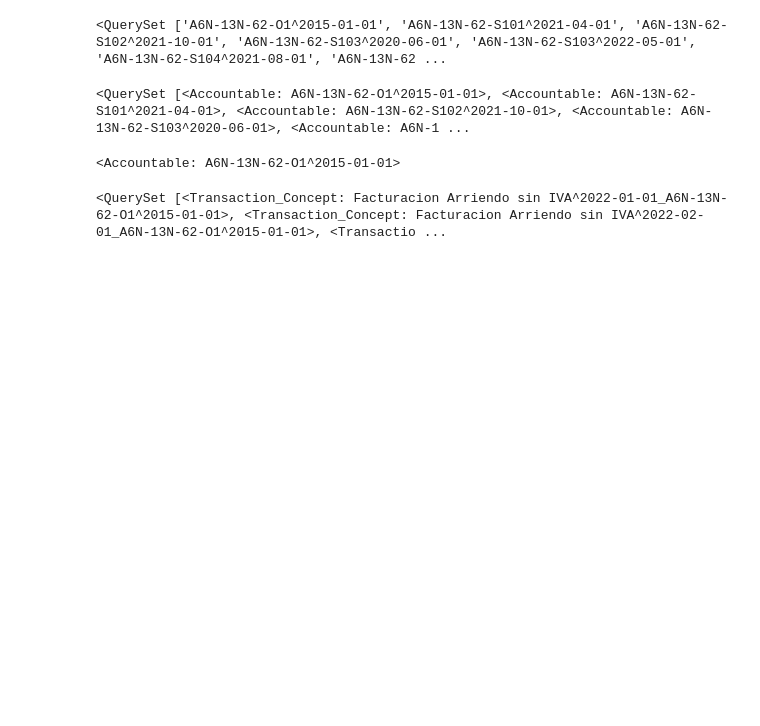
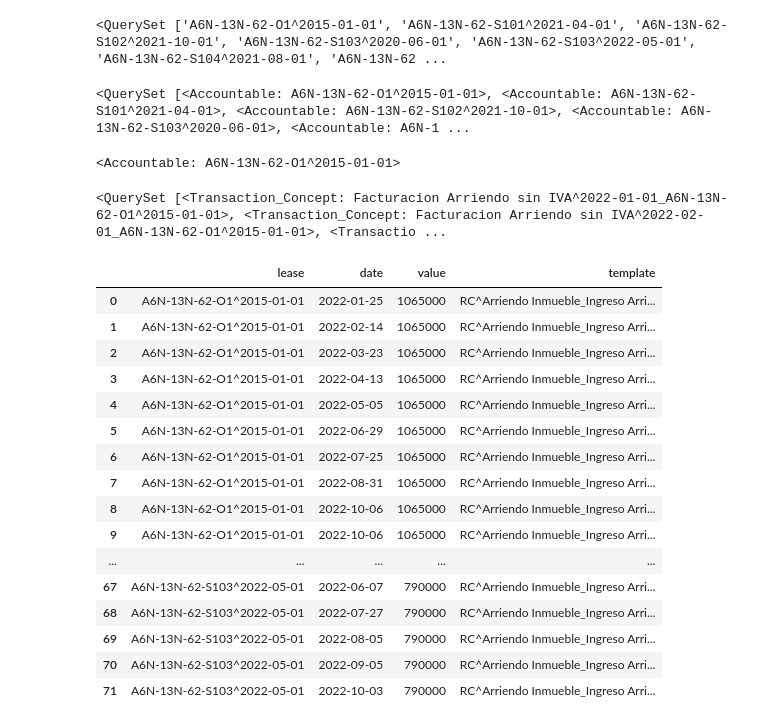
Before and after one commit to lcorkidi/adin_2022, a Jupyter notebook: scripts/Ledger_Template Use.ipynb, the cells around one changed output. Cells and saved outputs as stored; diff of their text form; code cells hidden in the pictures; blank space fills up the shorter version.

```diff
--- a/scripts/Ledger_Template Use.ipynb
+++ b/scripts/Ledger_Template Use.ipynb
@@ -47,3 +51,24 @@ acc
 acc.accountable_concept.all()
 # %% [output]
 <QuerySet [<Transaction_Concept: Facturacion Arriendo sin IVA^2022-01-01_A6N-13N-62-O1^2015-01-01>, <Transaction_Concept: Facturacion Arriendo sin IVA^2022-02-01_A6N-13N-62-O1^2015-01-01>, <Transactio ...
+# %%
+rc_data_df = pd.read_csv(join(BASE_DIR, f"_files/development/Receipts_Data.csv"), keep_default_na=False)
+rc_data_df
+# %% [output]
+|  | lease | date | value | template |
+| 0 | A6N-13N-62-O1^2015-01-01 | 2022-01-25 | 1065000 | RC^Arriendo Inmueble_Ingreso Arri... |
+| 1 | A6N-13N-62-O1^2015-01-01 | 2022-02-14 | 1065000 | RC^Arriendo Inmueble_Ingreso Arri... |
+| 2 | A6N-13N-62-O1^2015-01-01 | 2022-03-23 | 1065000 | RC^Arriendo Inmueble_Ingreso Arri... |
+| 3 | A6N-13N-62-O1^2015-01-01 | 2022-04-13 | 1065000 | RC^Arriendo Inmueble_Ingreso Arri... |
+| 4 | A6N-13N-62-O1^2015-01-01 | 2022-05-05 | 1065000 | RC^Arriendo Inmueble_Ingreso Arri... |
+| 5 | A6N-13N-62-O1^2015-01-01 | 2022-06-29 | 1065000 | RC^Arriendo Inmueble_Ingreso Arri... |
+| 6 | A6N-13N-62-O1^2015-01-01 | 2022-07-25 | 1065000 | RC^Arriendo Inmueble_Ingreso Arri... |
+| 7 | A6N-13N-62-O1^2015-01-01 | 2022-08-31 | 1065000 | RC^Arriendo Inmueble_Ingreso Arri... |
+| 8 | A6N-13N-62-O1^2015-01-01 | 2022-10-06 | 1065000 | RC^Arriendo Inmueble_Ingreso Arri... |
+| 9 | A6N-13N-62-O1^2015-01-01 | 2022-10-06 | 1065000 | RC^Arriendo Inmueble_Ingreso Arri... |
+| ... | ... | ... | ... | ... |
+| 67 | A6N-13N-62-S103^2022-05-01 | 2022-06-07 | 790000 | RC^Arriendo Inmueble_Ingreso Arri... |
+| 68 | A6N-13N-62-S103^2022-05-01 | 2022-07-27 | 790000 | RC^Arriendo Inmueble_Ingreso Arri... |
+| 69 | A6N-13N-62-S103^2022-05-01 | 2022-08-05 | 790000 | RC^Arriendo Inmueble_Ingreso Arri... |
+| 70 | A6N-13N-62-S103^2022-05-01 | 2022-09-05 | 790000 | RC^Arriendo Inmueble_Ingreso Arri... |
+| 71 | A6N-13N-62-S103^2022-05-01 | 2022-10-03 | 790000 | RC^Arriendo Inmueble_Ingreso Arri... |
```
Also changed, not shown: parts of 5 cells of this notebook, 51 other files.
